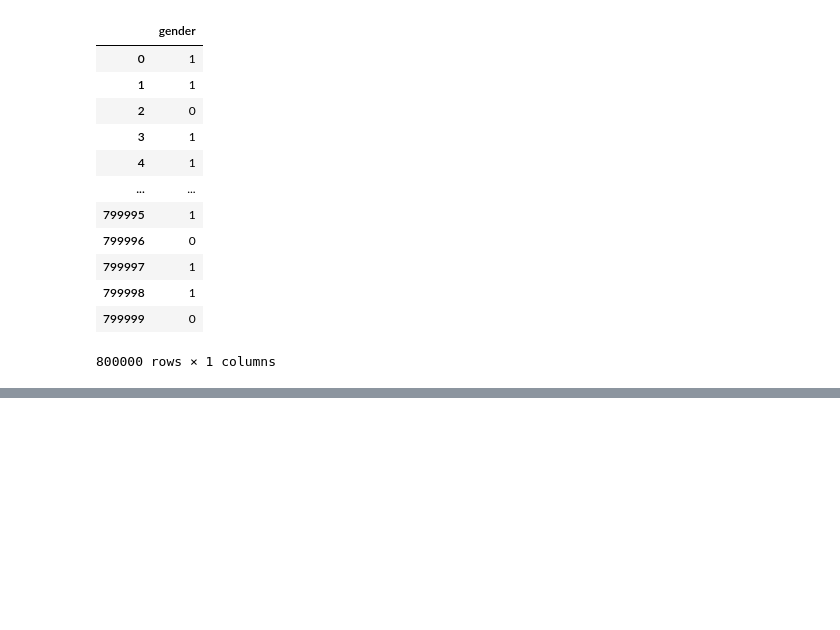
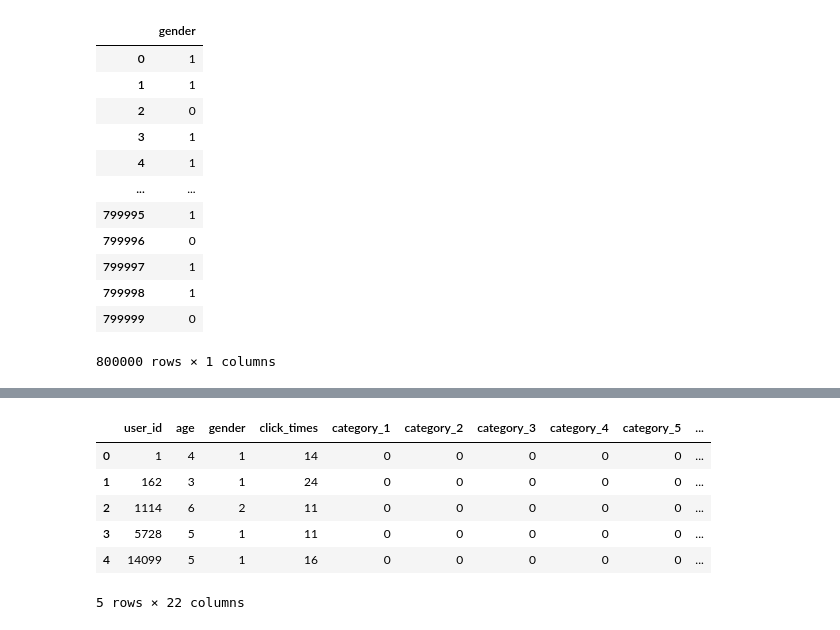
Before and after one commit to lx1374327576/xzwbsrz_pre, a Jupyter notebook: lx_test/pre_test1.ipynb, the cells around one changed output, grey strips where cells are left out. Cells and saved outputs as stored; diff of their text form; code cells hidden in the pictures; blank space fills up the shorter version.

```diff
--- a/lx_test/pre_test1.ipynb
+++ b/lx_test/pre_test1.ipynb
@@ -316,0 +340,2 @@ print('accurency:', Y_tmp[Y_tmp<0.5].count()/800000)
+# %%
+df_tmp = pd.get_dummies(df['product_category'], prefix='category')
@@ -316,0 +358,12 @@ print('accurency:', Y_tmp[Y_tmp<0.5].count()/800000)
+# %%
+df = pd.concat([df.drop('product_category', axis = 1), df_tmp], axis=1)
+# %%
+df.head()
+# %% [output]
+|  | user_id | age | gender | click_times | category_1 | category_2 | category_3 | category_4 | category_5 | ... |
+| 0 | 1 | 4 | 1 | 14 | 0 | 0 | 0 | 0 | 0 | ... |
+| 1 | 162 | 3 | 1 | 24 | 0 | 0 | 0 | 0 | 0 | ... |
+| 2 | 1114 | 6 | 2 | 11 | 0 | 0 | 0 | 0 | 0 | ... |
+| 3 | 5728 | 5 | 1 | 11 | 0 | 0 | 0 | 0 | 0 | ... |
+| 4 | 14099 | 5 | 1 | 16 | 0 | 0 | 0 | 0 | 0 | ... |
+5 rows × 22 columns
```
Also changed, not shown: parts of 29 cells of this notebook.
